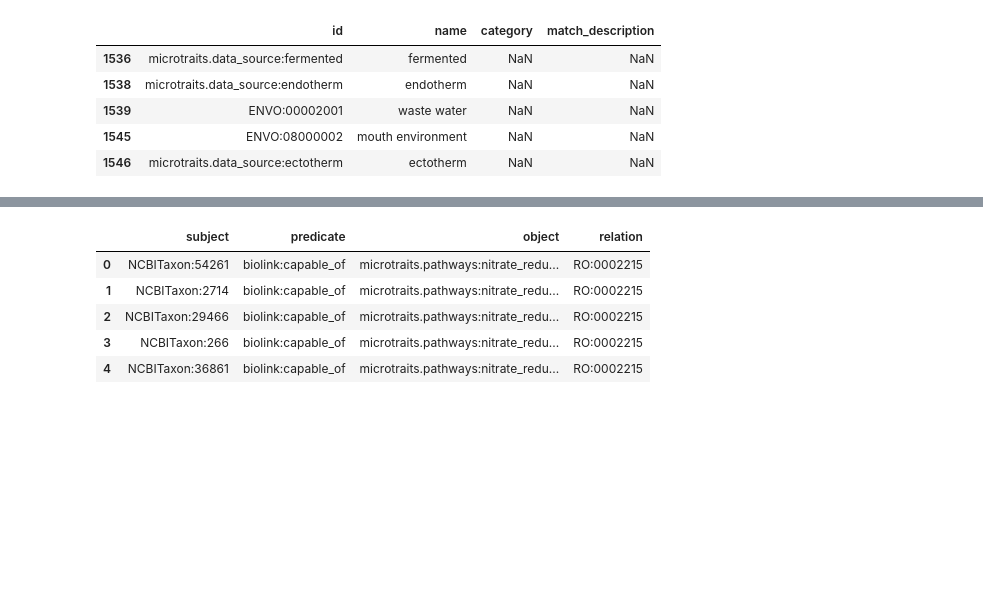
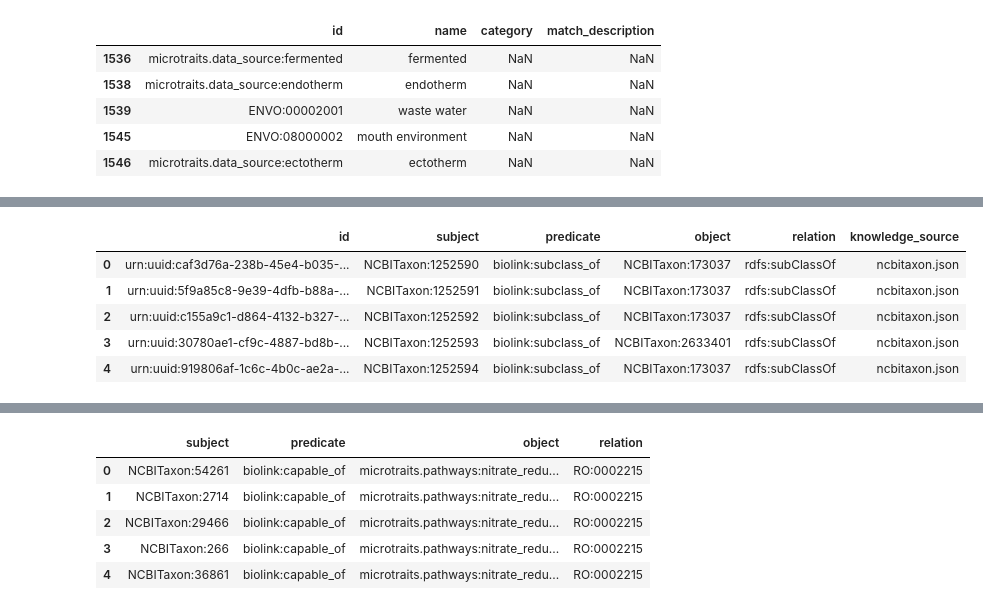
Before and after one commit to dgg32/kg_microbe_biocypher_semspect, a Jupyter notebook: import_microbekg.ipynb, the cells around one changed output, grey strips where cells are left out. Saved outputs shown, nothing was run; the diff lists cells and outputs as text; code cells hidden in the pictures; blank space fills up the shorter version.

```diff
--- a/import_microbekg.ipynb
+++ b/import_microbekg.ipynb
@@ -125,0 +203,10 @@ True
+# %%
+ncbitaxon_edges = pd.read_csv(ncbitaxon_edges_file, sep="\t")
+ncbitaxon_edges.head()
+# %% [output]
+|  | id | subject | predicate | object | relation | knowledge_source |
+| 0 | urn:uuid:caf3d76a-238b-45e4-b035-... | NCBITaxon:1252590 | biolink:subclass_of | NCBITaxon:173037 | rdfs:subClassOf | ncbitaxon.json |
+| 1 | urn:uuid:5f9a85c8-9e39-4dfb-b88a-... | NCBITaxon:1252591 | biolink:subclass_of | NCBITaxon:173037 | rdfs:subClassOf | ncbitaxon.json |
+| 2 | urn:uuid:c155a9c1-d864-4132-b327-... | NCBITaxon:1252592 | biolink:subclass_of | NCBITaxon:173037 | rdfs:subClassOf | ncbitaxon.json |
+| 3 | urn:uuid:30780ae1-cf9c-4887-bd8b-... | NCBITaxon:1252593 | biolink:subclass_of | NCBITaxon:2633401 | rdfs:subClassOf | ncbitaxon.json |
+| 4 | urn:uuid:919806af-1c6c-4b0c-ae2a-... | NCBITaxon:1252594 | biolink:subclass_of | NCBITaxon:173037 | rdfs:subClassOf | ncbitaxon.json |
```
Also changed, not shown: parts of 14 cells of this notebook, 15 other files.
